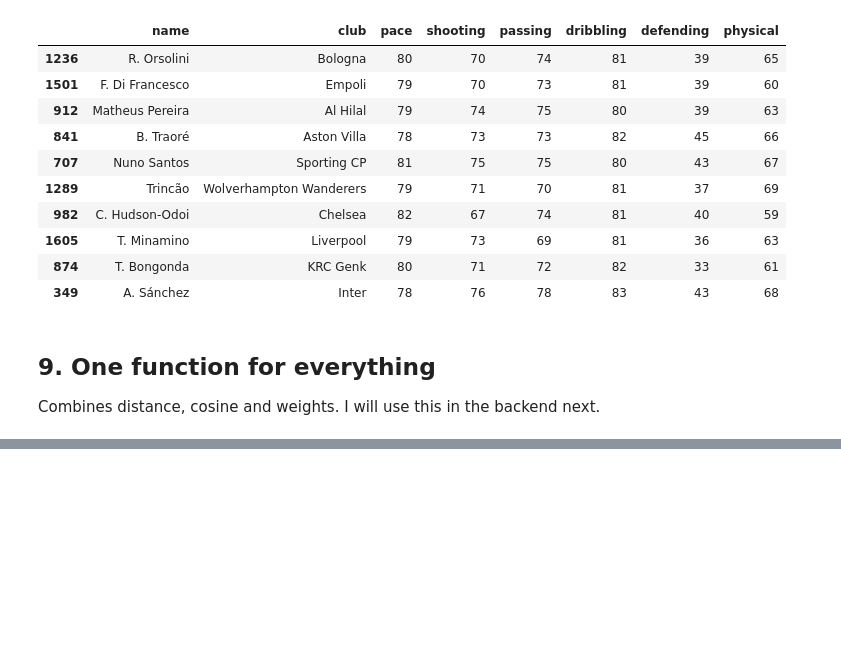
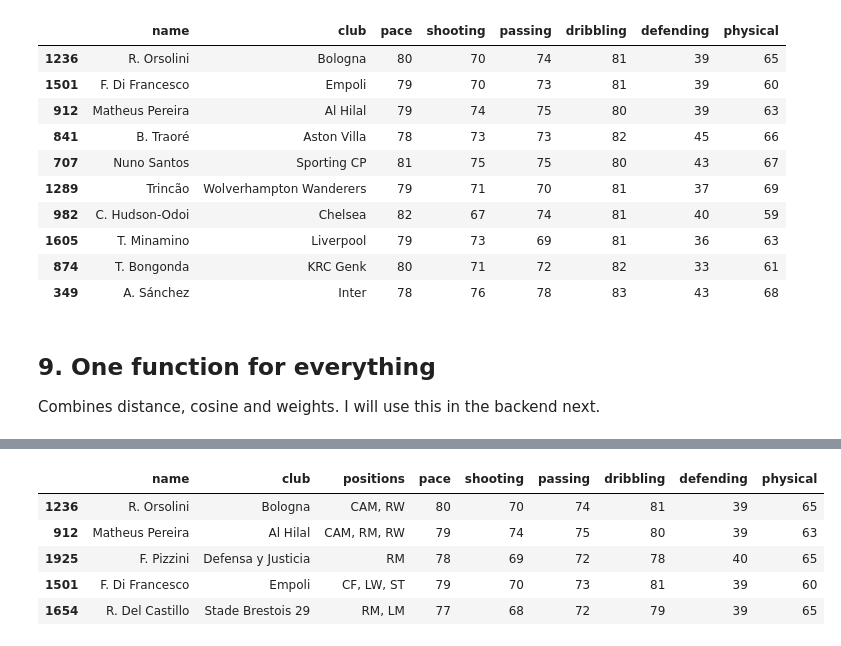
Before and after one commit to Jsn04/ProMatch, a Jupyter notebook: data/similarity.ipynb, the cells around one changed output, grey strips where cells are left out. Cells and saved outputs as stored; diff of their text form; code cells hidden in the pictures; blank space fills up the shorter version.

```diff
--- a/data/similarity.ipynb
+++ b/data/similarity.ipynb
@@ -198,0 +203,15 @@ recommend(user, method="euclidean", top_n=5)
+# %%
+from sklearn.neighbors import NearestNeighbors
+
+knn = NearestNeighbors(n_neighbors=5, metric="euclidean")
+knn.fit(players[attributes].to_numpy())
+
+distances, indices = knn.kneighbors([user_vector])
+players.iloc[indices[0]][["name", "club", "positions"] + attributes]
+# %% [output]
+|  | name | club | positions | pace | shooting | passing | dribbling | defending | physical |
+| 1236 | R. Orsolini | Bologna | CAM, RW | 80 | 70 | 74 | 81 | 39 | 65 |
+| 912 | Matheus Pereira | Al Hilal | CAM, RM, RW | 79 | 74 | 75 | 80 | 39 | 63 |
+| 1925 | F. Pizzini | Defensa y Justicia | RM | 78 | 69 | 72 | 78 | 40 | 65 |
+| 1501 | F. Di Francesco | Empoli | CF, LW, ST | 79 | 70 | 73 | 81 | 39 | 60 |
+| 1654 | R. Del Castillo | Stade Brestois 29 | RM, LM | 77 | 68 | 72 | 79 | 39 | 65 |
```
Also changed, not shown: parts of 3 cells of this notebook.
